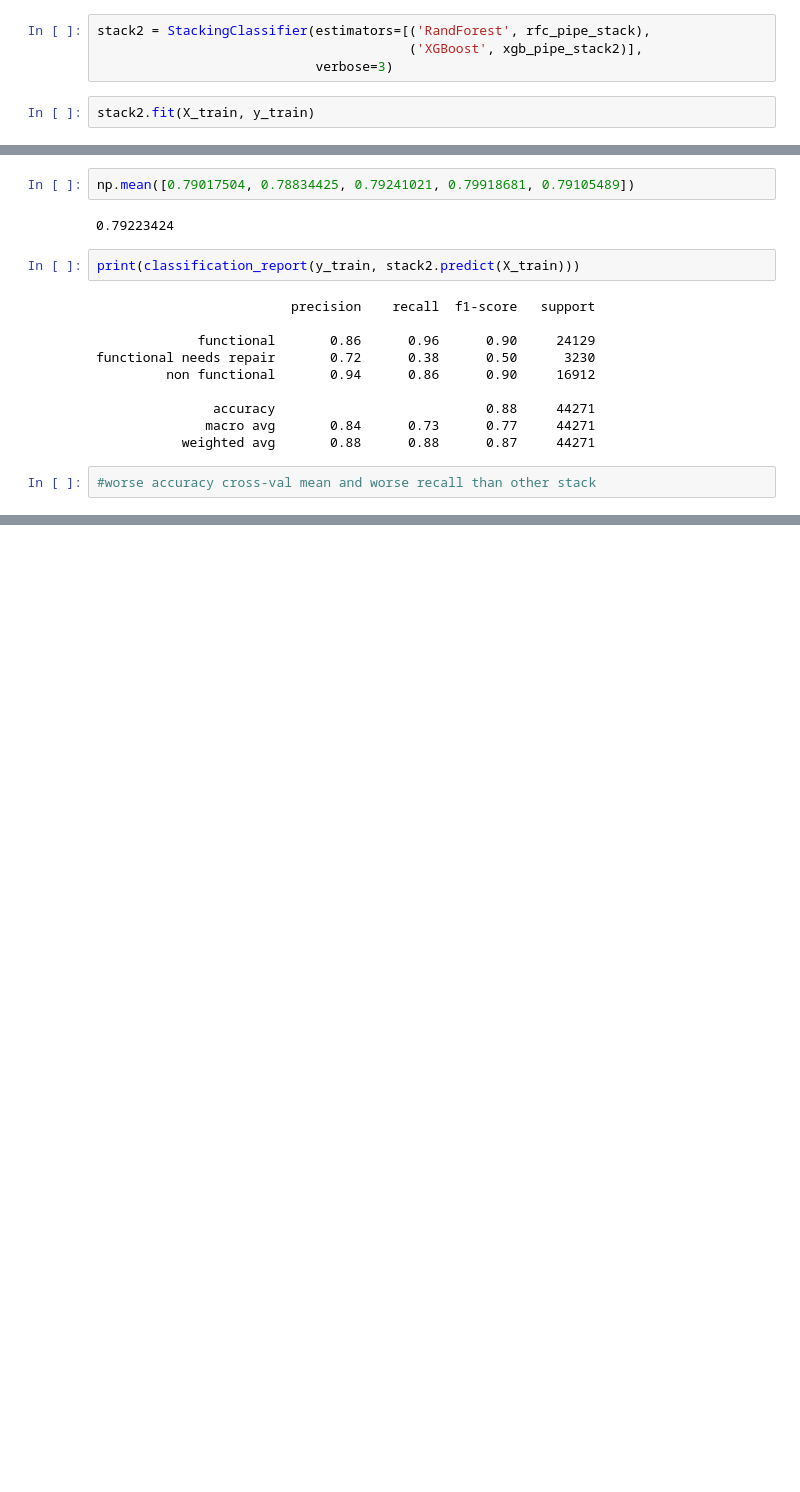
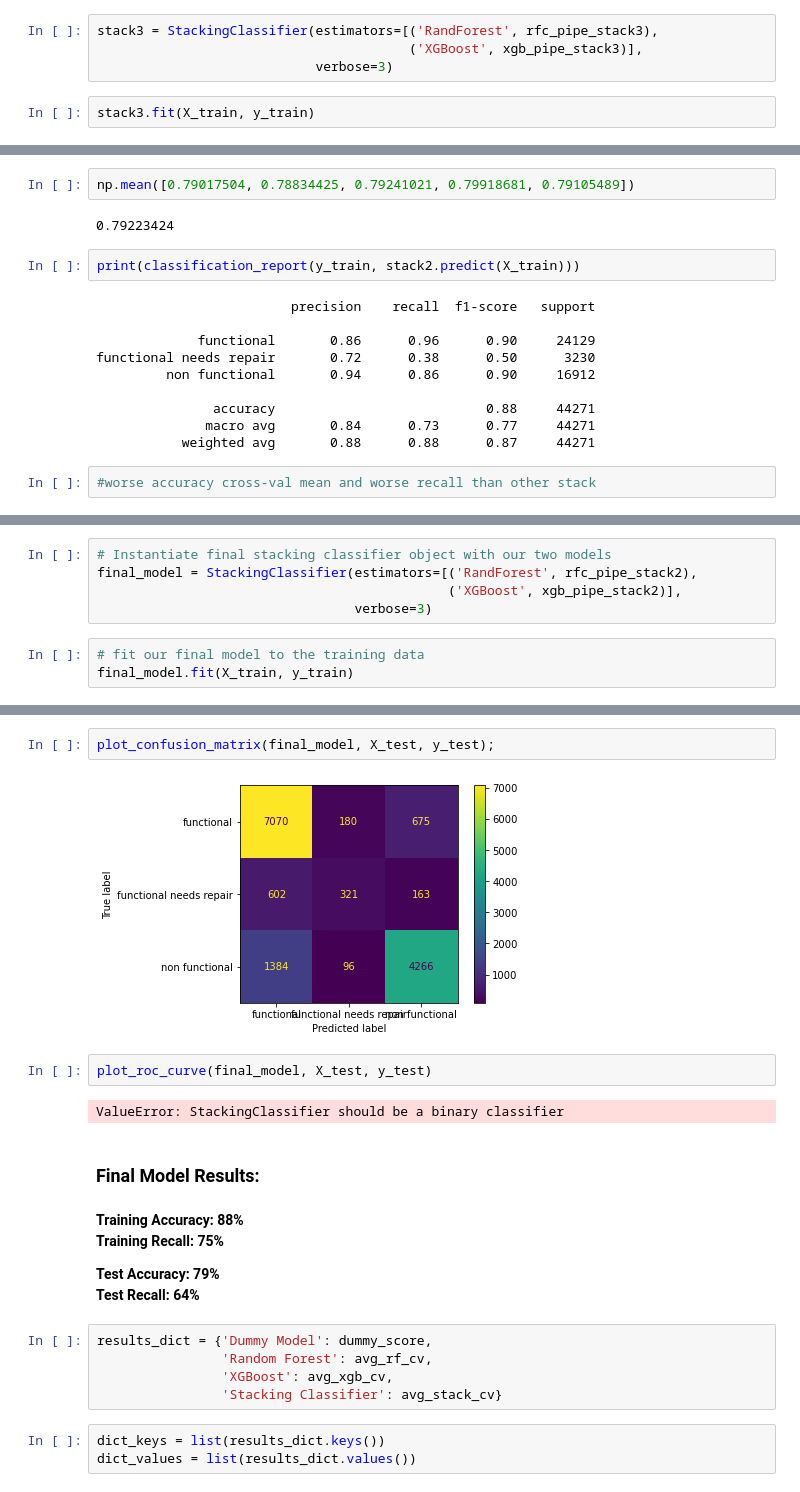
Before and after one commit to jlc0512/dsc-phase-3-project-v2-3, a Jupyter notebook: modeling_notebook.ipynb, the cells around one changed output, grey strips where cells are left out. Drawn from its saved outputs; the diff is of its cells as text; blank space fills up the shorter version.

Commit message:
create visualizations and add them to images folder. Run metrics for final model

```diff
--- a/modeling_notebook.ipynb
+++ b/modeling_notebook.ipynb
@@ -1211,11 +1250,11 @@ xgb_pipe_stack2 = ImPipeline(steps=[('CT', CT),
                                                           learning_rate=0.3,
                                                           booster='gbtree'))])
 # %%
-stack2 = StackingClassifier(estimators=[('RandForest', rfc_pipe_stack),
-                                        ('XGBoost', xgb_pipe_stack2)],
+stack3 = StackingClassifier(estimators=[('RandForest', rfc_pipe_stack3),
+                                        ('XGBoost', xgb_pipe_stack3)],
                             verbose=3)
 # %%
-stack2.fit(X_train, y_train)
+stack3.fit(X_train, y_train)
 # %% [output]
 [Parallel(n_jobs=1)]: Using backend SequentialBackend with 1 concurrent workers.
 [Parallel(n_jobs=1)]: Done   1 out of   1 | elapsed:   32.4s remaining:    0.0s
@@ -1326,0 +1368,8 @@ functional needs repair       0.72      0.38      0.50      3230
+# %%
+# Instantiate final stacking classifier object with our two models
+final_model = StackingClassifier(estimators=[('RandForest', rfc_pipe_stack2),
+                                             ('XGBoost', xgb_pipe_stack2)],
+                                 verbose=3)
+# %%
+# fit our final model to the training data
+final_model.fit(X_train, y_train)
@@ -1326,0 +1422,24 @@ functional needs repair       0.72      0.38      0.50      3230
+# %%
+plot_confusion_matrix(final_model, X_test, y_test);
+# %% [output]
+[figure, added]
+# %%
+plot_roc_curve(final_model, X_test, y_test)
+# %% [output]
+ValueError: StackingClassifier should be a binary classifier
+# %% [markdown]
+### Final Model Results:
+# %% [markdown]
+**Training Accuracy: 88% <br>
+Training Recall: 75%**
+
+**Test Accuracy: 79% <br>
+Test Recall: 64%**
+# %%
+results_dict = {'Dummy Model': dummy_score,
+                'Random Forest': avg_rf_cv,
+                'XGBoost': avg_xgb_cv,
+                'Stacking Classifier': avg_stack_cv}
+# %%
+dict_keys = list(results_dict.keys())
+dict_values = list(results_dict.values())
```
Also changed, not shown: parts of 27 cells of this notebook, 4 other files.
